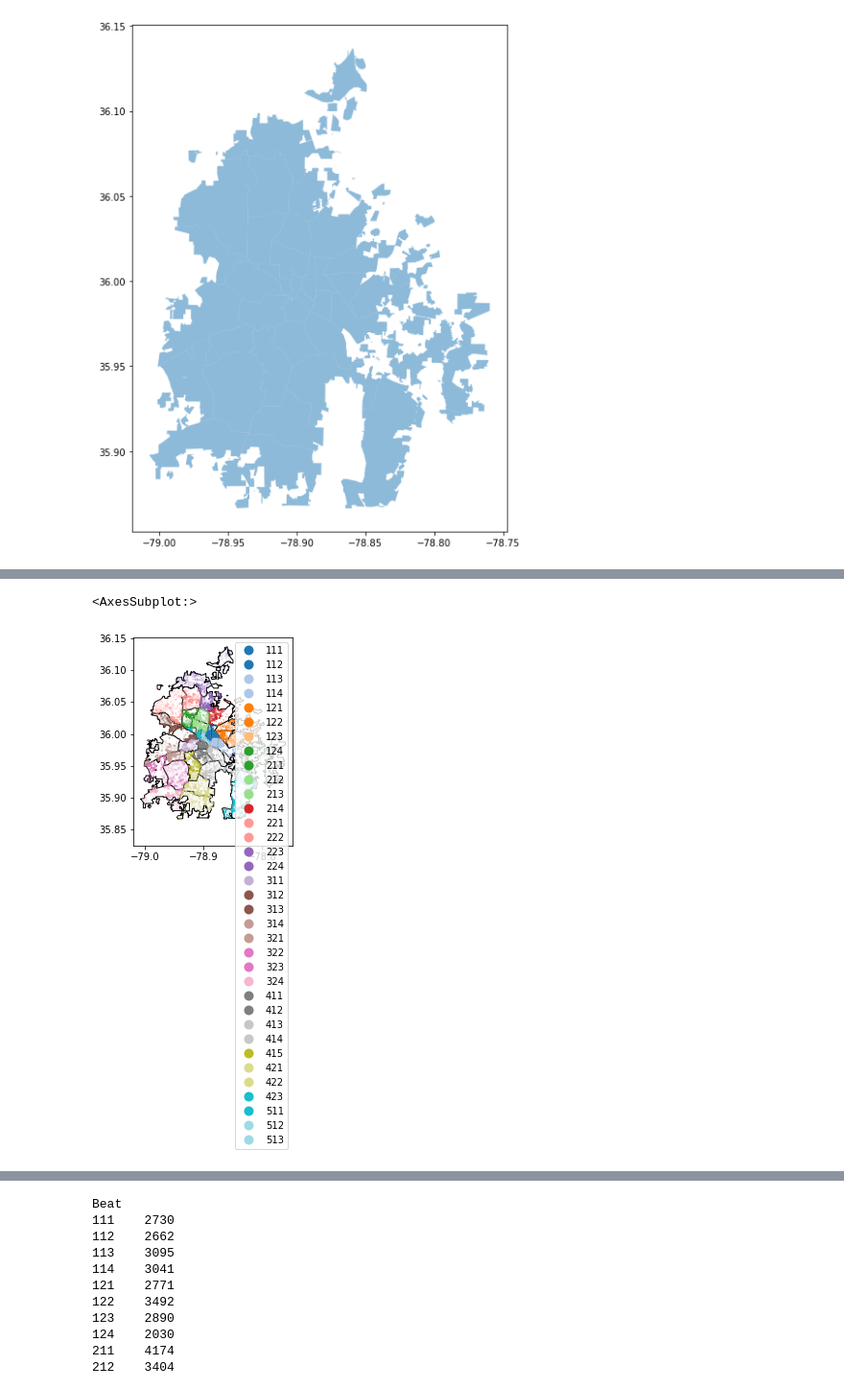
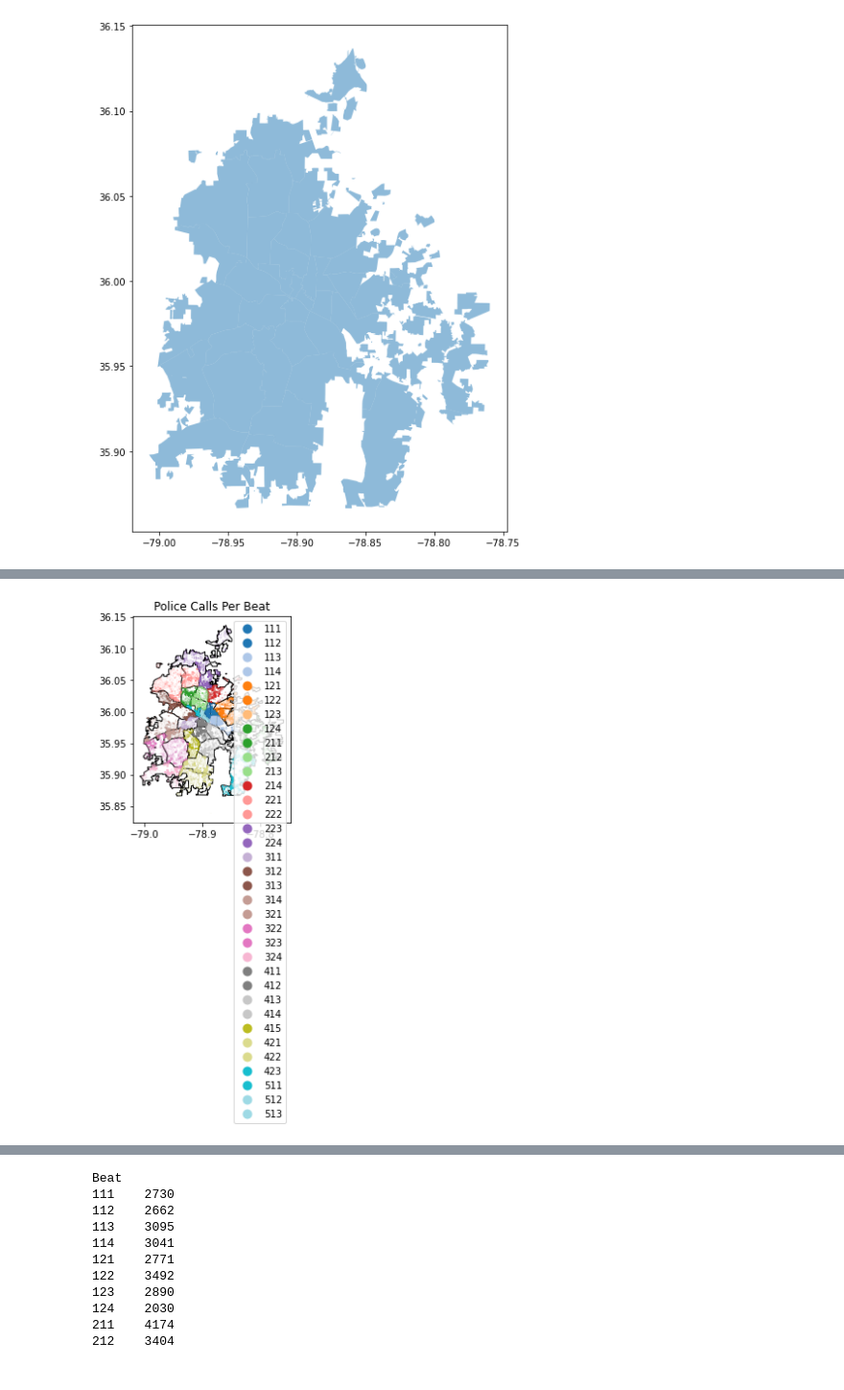
Before and after one commit to sadiesheridan/dataplus-project27-community-safety-durham, a Jupyter notebook: 10_code/EDA.ipynb, the cells around one changed output, grey strips where cells are left out. Shown at 96% size. Cells and saved outputs as stored; diff of their text form; code cells hidden in the pictures.

```diff
--- a/10_code/EDA.ipynb
+++ b/10_code/EDA.ipynb
@@ -304,12 +314,14 @@ dpd_w_policebeats.plot(column='Priority',
 # %%
 #Plot the two data sets together setting the aspect 'equal'
 fig, ax = plt.subplots()
 
 ax.set_aspect('equal')
 
 policebeats.plot(ax=ax, color='white', edgecolor='black')
 
 dpdcalls.plot(ax=ax, column='Beat', categorical=True, legend=True, marker='o', cmap='tab20', markersize=0.001)
+
+ax.set(title='Police Calls Per Beat')
+plt.show()
 # %% [output]
-<AxesSubplot:>
-[figure, old version]
+[figure, new version]
```
Also changed, not shown: parts of 5 cells of this notebook.
